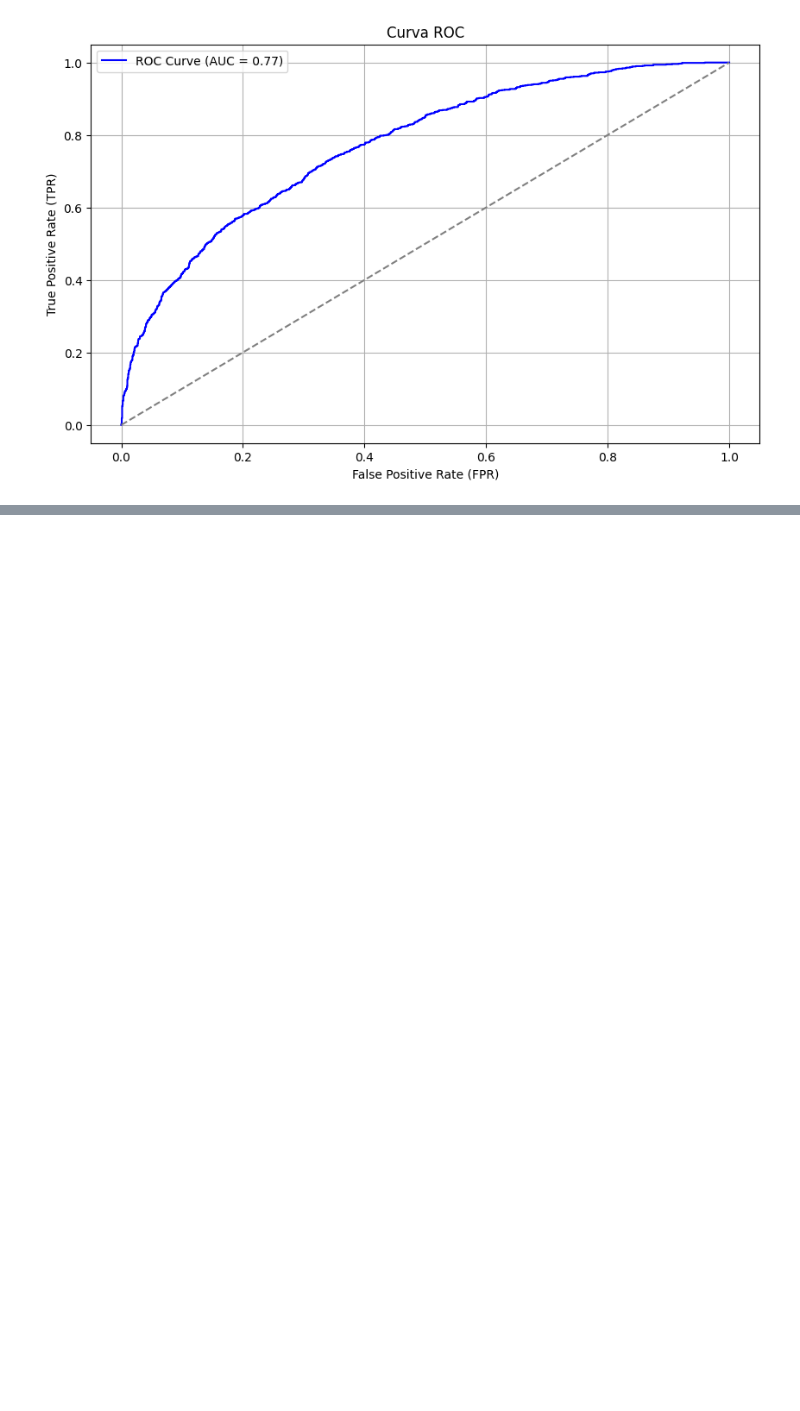
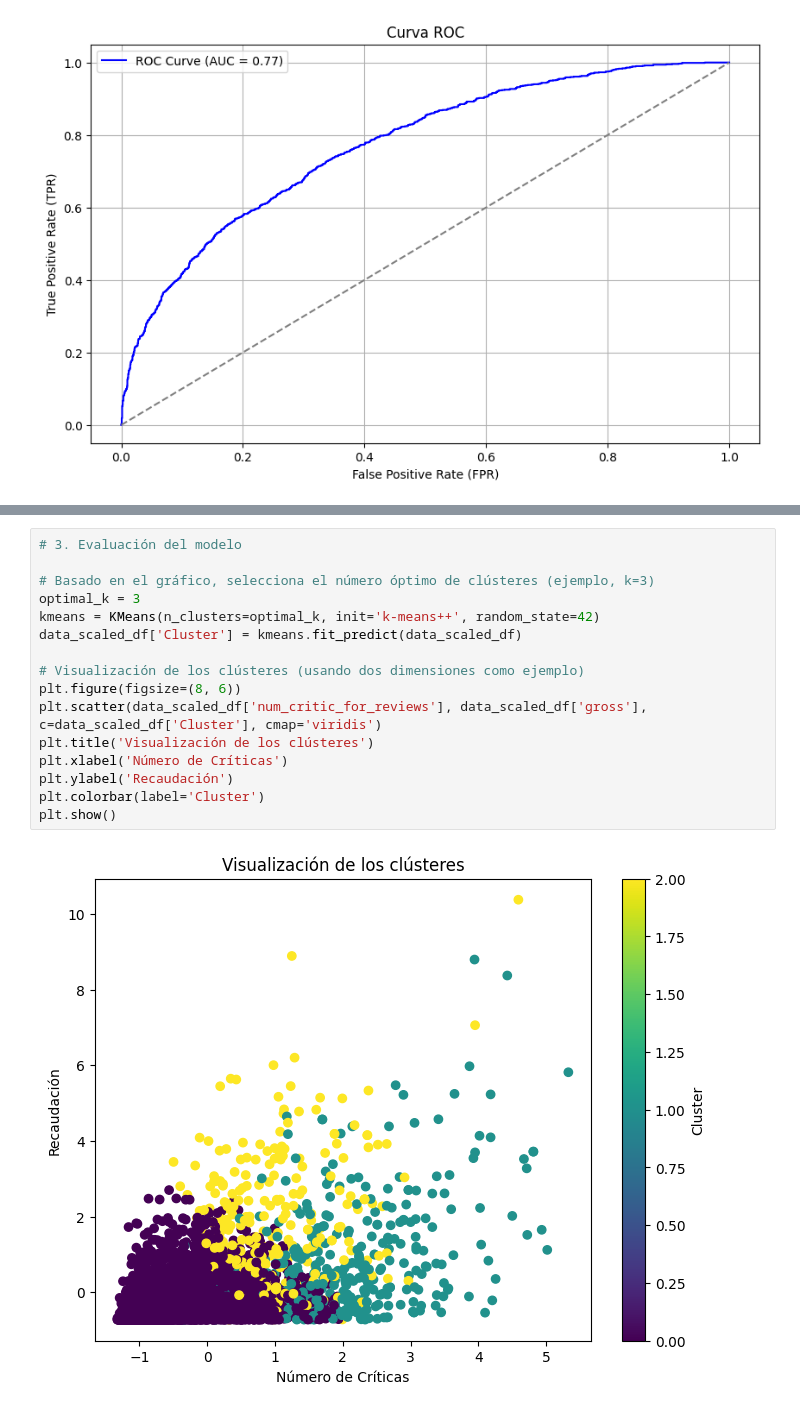
Before and after one commit to J-Vinasco/Project-1, a Jupyter notebook: MISIÓN_2.ipynb, the cells around one changed output, grey strips where cells are left out. Drawn from its saved outputs; the diff is of its cells as text; blank space fills up the shorter version.

```diff
--- a/MISIÓN_2.ipynb
+++ b/MISIÓN_2.ipynb
@@ -547,0 +583,18 @@ Describe las características principales de cada cluster identificado y cómo p
+# %%
+# 3. Evaluación del modelo
+
+# Basado en el gráfico, selecciona el número óptimo de clústeres (ejemplo, k=3)
+optimal_k = 3
+kmeans = KMeans(n_clusters=optimal_k, init='k-means++', random_state=42)
+data_scaled_df['Cluster'] = kmeans.fit_predict(data_scaled_df)
+
+# Visualización de los clústeres (usando dos dimensiones como ejemplo)
+plt.figure(figsize=(8, 6))
+plt.scatter(data_scaled_df['num_critic_for_reviews'], data_scaled_df['gross'], c=data_scaled_df['Cluster'], cmap='viridis')
+plt.title('Visualización de los clústeres')
+plt.xlabel('Número de Críticas')
+plt.ylabel('Recaudación')
+plt.colorbar(label='Cluster')
+plt.show()
+# %% [output]
+[figure, added]
```
Also changed, not shown: parts of 8 cells of this notebook.
